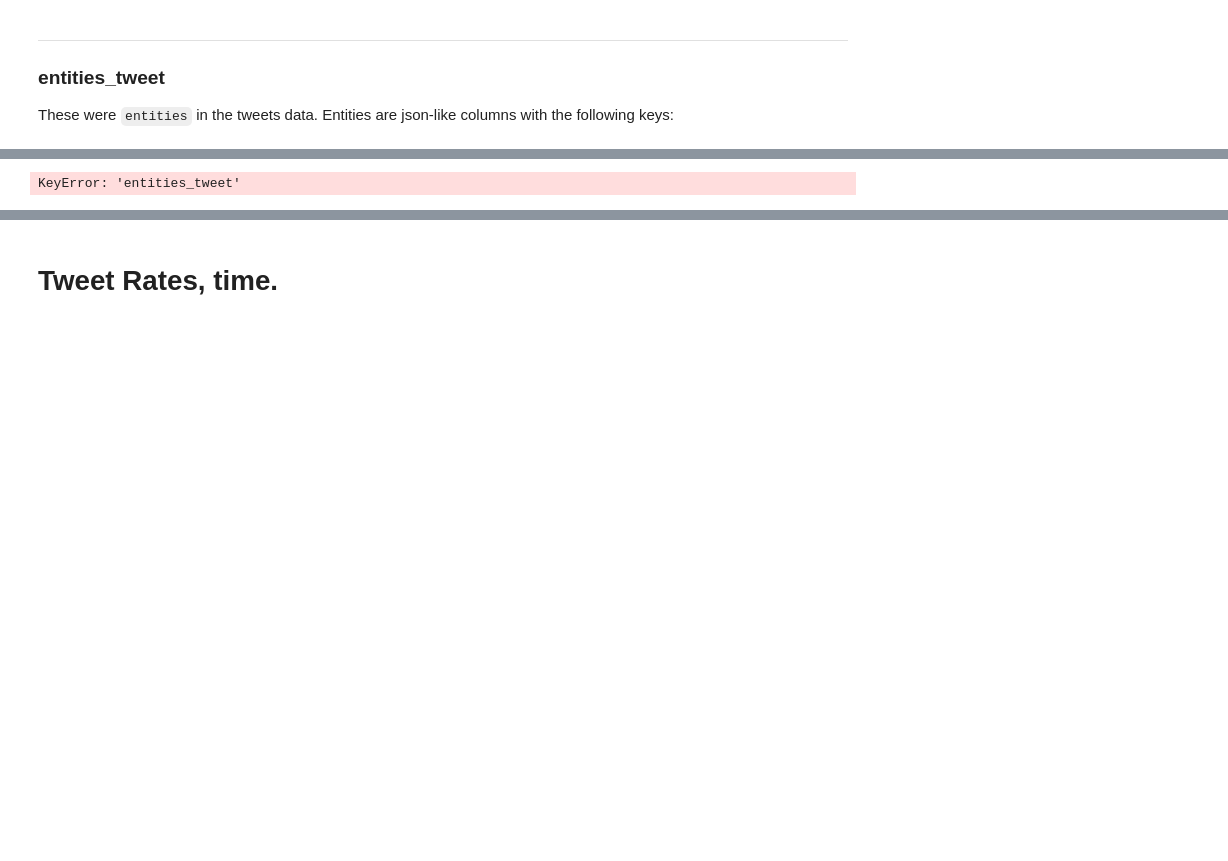
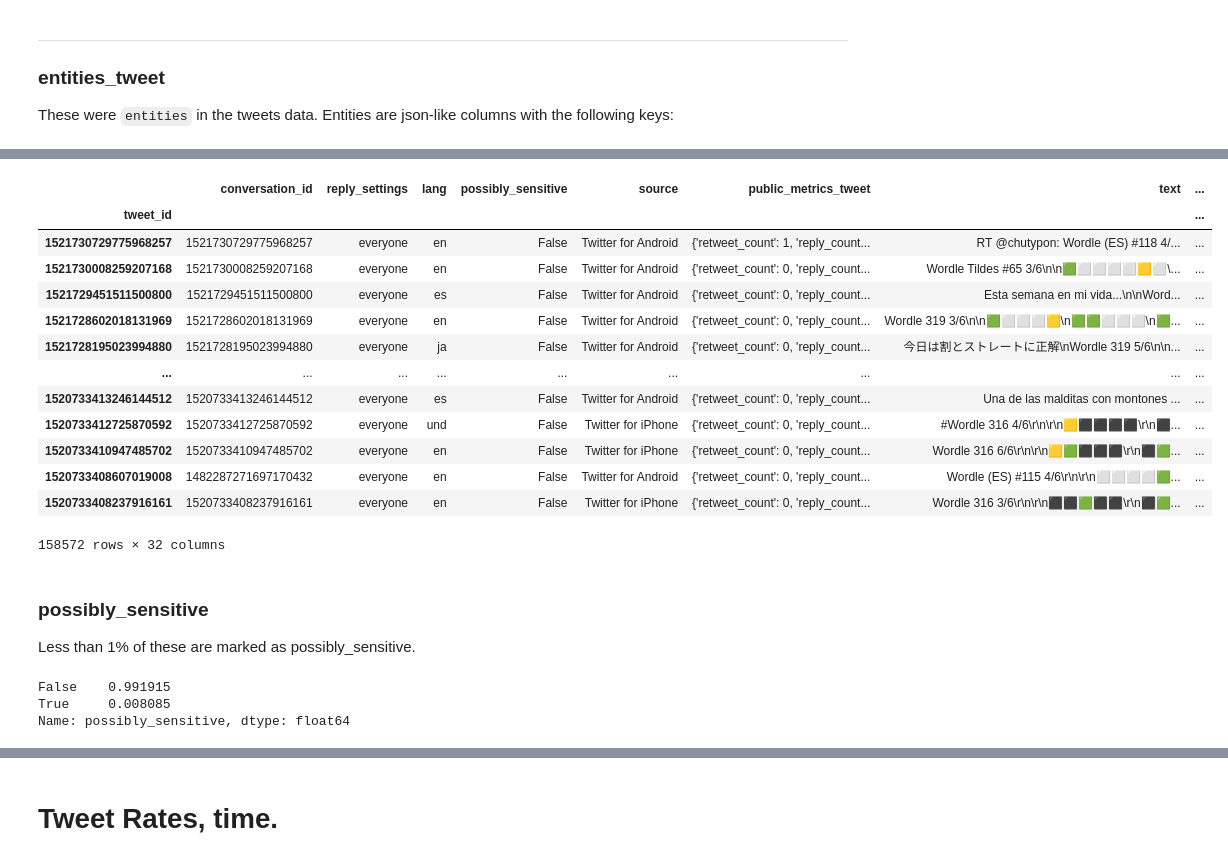
Before and after one commit to dtersegno/capstone, a Jupyter notebook: data_acquisition/4_EDA.ipynb, the cells around one changed output, grey strips where cells are left out. Cells and saved outputs as stored; diff of their text form; code cells hidden in the pictures; blank space fills up the shorter version.

```diff
--- a/data_acquisition/4_EDA.ipynb
+++ b/data_acquisition/4_EDA.ipynb
@@ -797,5 +815,0 @@ tudf['entities_tweet'].head()
-# %%
-
-tudf = expand_json_cols(tudf, ['entities_tweet'], drop_json_cols=True).head()
-# %% [output]
-KeyError: 'entities_tweet'
@@ -801,0 +818,28 @@ KeyError: 'entities_tweet'
+# %%
+tudf
+# %% [output]
+|  | conversation_id | reply_settings | lang | possibly_sensitive | source | public_metrics_tweet | text | ... |
+| tweet_id |  |  |  |  |  |  |  | ... |
+| 1521730729775968257 | 1521730729775968257 | everyone | en | False | Twitter for Android | {'retweet_count': 1, 'reply_count... | RT @chutypon: Wordle (ES) #118 4/... | ... |
+| 1521730008259207168 | 1521730008259207168 | everyone | en | False | Twitter for Android | {'retweet_count': 0, 'reply_count... | Wordle Tildes #65 3/6\n\n🟩⬜⬜⬜⬜🟨⬜\... | ... |
+| 1521729451511500800 | 1521729451511500800 | everyone | es | False | Twitter for Android | {'retweet_count': 0, 'reply_count... | Esta semana en mi vida...\n\nWord... | ... |
+| 1521728602018131969 | 1521728602018131969 | everyone | en | False | Twitter for Android | {'retweet_count': 0, 'reply_count... | Wordle 319 3/6\n\n🟩⬜⬜⬜🟨\n🟩🟩⬜⬜⬜\n🟩... | ... |
+| 1521728195023994880 | 1521728195023994880 | everyone | ja | False | Twitter for Android | {'retweet_count': 0, 'reply_count... | 今日は割とストレートに正解\nWordle 319 5/6\n\n... | ... |
+| ... | ... | ... | ... | ... | ... | ... | ... | ... |
+| 1520733413246144512 | 1520733413246144512 | everyone | es | False | Twitter for Android | {'retweet_count': 0, 'reply_count... | Una de las malditas con montones ... | ... |
+| 1520733412725870592 | 1520733412725870592 | everyone | und | False | Twitter for iPhone | {'retweet_count': 0, 'reply_count... | #Wordle 316 4/6\r\n\r\n🟨⬛⬛⬛⬛\r\n⬛... | ... |
+| 1520733410947485702 | 1520733410947485702 | everyone | en | False | Twitter for iPhone | {'retweet_count': 0, 'reply_count... | Wordle 316 6/6\r\n\r\n🟨🟩⬛⬛⬛\r\n⬛🟩... | ... |
+| 1520733408607019008 | 1482287271697170432 | everyone | en | False | Twitter for Android | {'retweet_count': 0, 'reply_count... | Wordle (ES) #115 4/6\r\n\r\n⬜⬜⬜⬜🟩... | ... |
+| 1520733408237916161 | 1520733408237916161 | everyone | en | False | Twitter for iPhone | {'retweet_count': 0, 'reply_count... | Wordle 316 3/6\r\n\r\n⬛⬛🟩⬛⬛\r\n⬛🟩... | ... |
+158572 rows × 32 columns
+# %% [markdown]
+### possibly_sensitive
+
+Less than 1% of these are marked as possibly_sensitive.
+# %%
+#get percentage of possibly_sensitive tweets
+tudf['possibly_sensitive'].value_counts(normalize='yeah')
+# %% [output]
+False    0.991915
+True     0.008085
+Name: possibly_sensitive, dtype: float64
```
Also changed, not shown: parts of 134 cells of this notebook.
